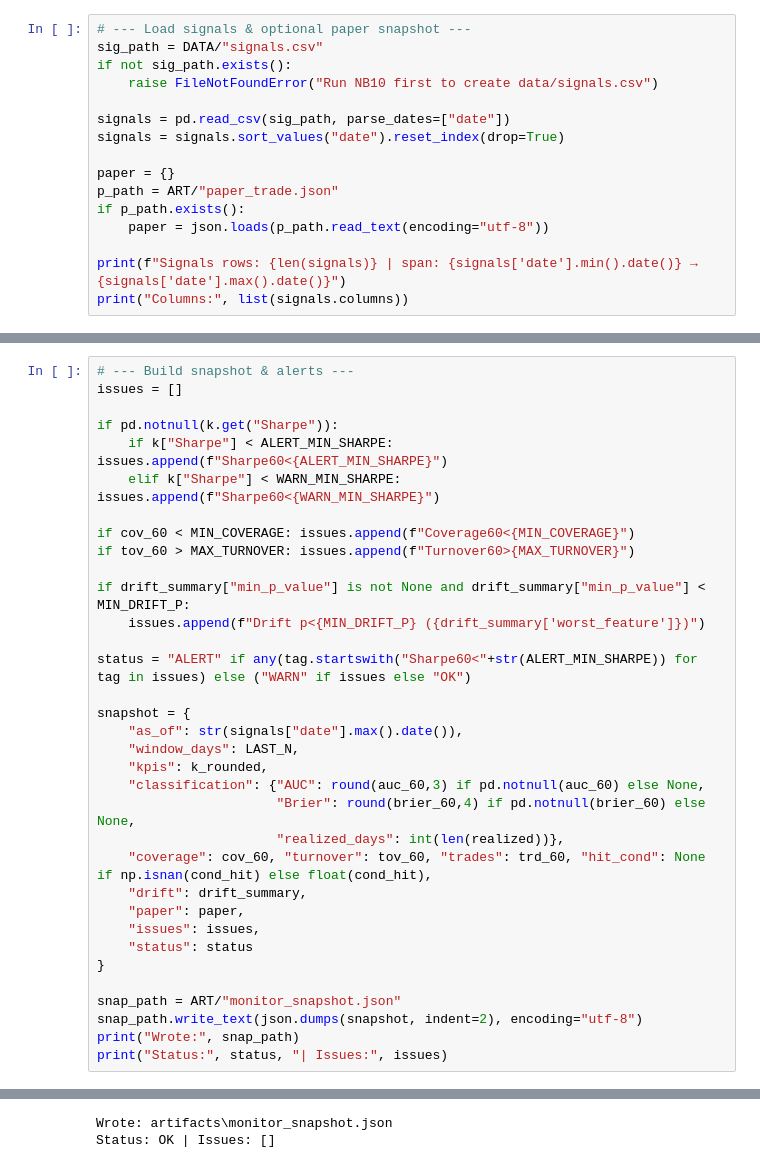
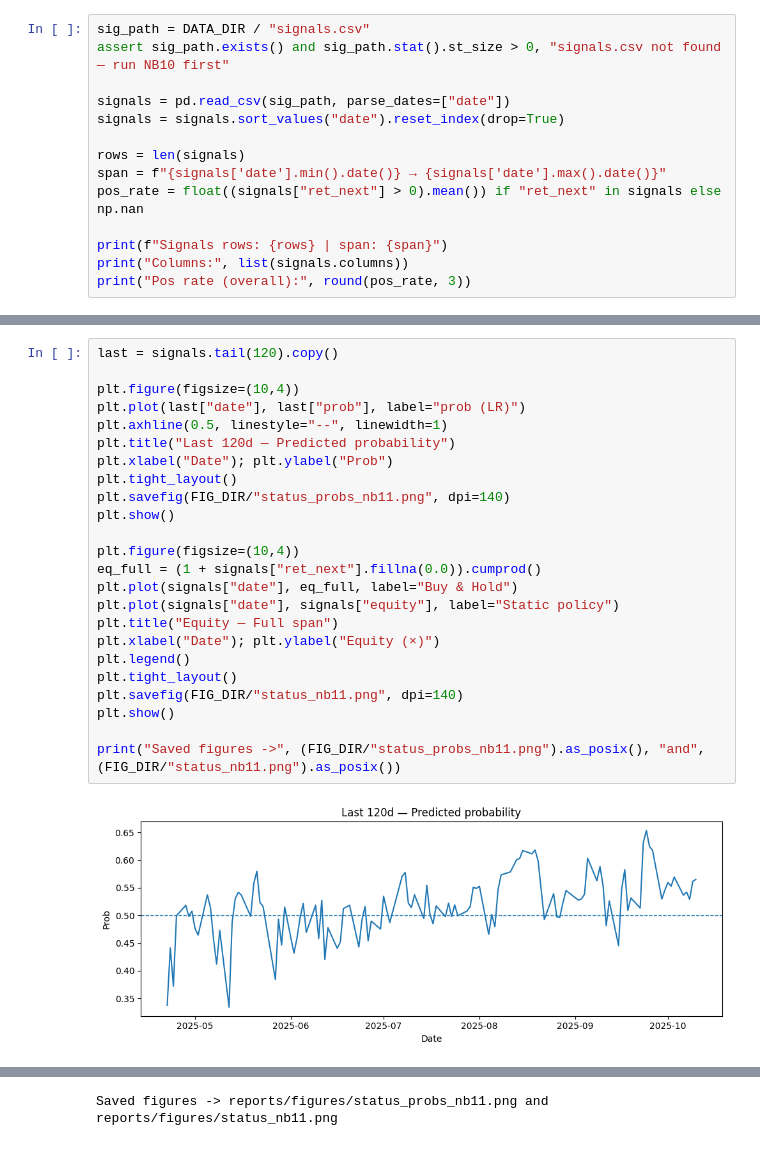
Before and after one commit to yubyunghun/stock-direction-ml, a Jupyter notebook: notebooks/11_monitoring_alerts.ipynb, the cells around one changed output, grey strips where cells are left out. Drawn from its saved outputs; the diff is of its cells as text.

```diff
--- a/notebooks/11_monitoring_alerts.ipynb
+++ b/notebooks/11_monitoring_alerts.ipynb
@@ -23,19 +37,17 @@ MIN_DRIFT_P = 1e-4           # warn if min p-value below this
 # %%
-# --- Load signals & optional paper snapshot ---
-sig_path = DATA/"signals.csv"
-if not sig_path.exists():
-    raise FileNotFoundError("Run NB10 first to create data/signals.csv")
+sig_path = DATA_DIR / "signals.csv"
+assert sig_path.exists() and sig_path.stat().st_size > 0, "signals.csv not found — run NB10 first"
 
 signals = pd.read_csv(sig_path, parse_dates=["date"])
 signals = signals.sort_values("date").reset_index(drop=True)
 
-paper = {}
-p_path = ART/"paper_trade.json"
-if p_path.exists():
-    paper = json.loads(p_path.read_text(encoding="utf-8"))
+rows = len(signals)
+span = f"{signals['date'].min().date()} → {signals['date'].max().date()}"
+pos_rate = float((signals["ret_next"] > 0).mean()) if "ret_next" in signals else np.nan
 
-print(f"Signals rows: {len(signals)} | span: {signals['date'].min().date()} → {signals['date'].max().date()}")
+print(f"Signals rows: {rows} | span: {span}")
 print("Columns:", list(signals.columns))
+print("Pos rate (overall):", round(pos_rate, 3))
 # %% [output]
 Signals rows: 2686 | span: 2015-02-06 → 2025-10-10
 Columns: ['date', 'close', 'prob', 'signal', 'ret_next', 'signal_prev', 'flip', 'strategy_ret', 'equity']
@@ -208,35 +159,26 @@ Saved dynamic signals → data/signals_dynamic.csv
 # %%
-# --- Build snapshot & alerts ---
-issues = []
+last = signals.tail(120).copy()
 
-if pd.notnull(k.get("Sharpe")):
-    if k["Sharpe"] < ALERT_MIN_SHARPE: issues.append(f"Sharpe60<{ALERT_MIN_SHARPE}")
-    elif k["Sharpe"] < WARN_MIN_SHARPE: issues.append(f"Sharpe60<{WARN_MIN_SHARPE}")
+plt.figure(figsize=(10,4))
+plt.plot(last["date"], last["prob"], label="prob (LR)")
+plt.axhline(0.5, linestyle="--", linewidth=1)
+plt.title("Last 120d — Predicted probability")
+plt.xlabel("Date"); plt.ylabel("Prob")
+plt.tight_layout()
+plt.savefig(FIG_DIR/"status_probs_nb11.png", dpi=140)
+plt.show()
 
-if cov_60 < MIN_COVERAGE: issues.append(f"Coverage60<{MIN_COVERAGE}")
-if tov_60 > MAX_TURNOVER: issues.append(f"Turnover60>{MAX_TURNOVER}")
+plt.figure(figsize=(10,4))
+eq_full = (1 + signals["ret_next"].fillna(0.0)).cumprod()
+plt.plot(signals["date"], eq_full, label="Buy & Hold")
+plt.plot(signals["date"], signals["equity"], label="Static policy")
+plt.title("Equity — Full span")
+plt.xlabel("Date"); plt.ylabel("Equity (×)")
+plt.legend()
+plt.tight_layout()
+plt.savefig(FIG_DIR/"status_nb11.png", dpi=140)
+plt.show()
 
-if drift_summary["min_p_value"] is not None and drift_summary["min_p_value"] < MIN_DRIFT_P:
-    issues.append(f"Drift p<{MIN_DRIFT_P} ({drift_summary['worst_feature']})")
-
-status = "ALERT" if any(tag.startswith("Sharpe60<"+str(ALERT_MIN_SHARPE)) for tag in issues) else ("WARN" if issues else "OK")
-
-snapshot = {
-    "as_of": str(signals["date"].max().date()),
-    "window_days": LAST_N,
-    "kpis": k_rounded,
-    "classification": {"AUC": round(auc_60,3) if pd.notnull(auc_60) else None,
-                       "Brier": round(brier_60,4) if pd.notnull(brier_60) else None,
-                       "realized_days": int(len(realized))},
-    "coverage": cov_60, "turnover": tov_60, "trades": trd_60, "hit_cond": None if np.isnan(cond_hit) else float(cond_hit),
-    "drift": drift_summary,
-    "paper": paper,
-    "issues": issues,
-    "status": status
-}
-
-snap_path = ART/"monitor_snapshot.json"
-snap_path.write_text(json.dumps(snapshot, indent=2), encoding="utf-8")
-print("Wrote:", snap_path)
-print("Status:", status, "| Issues:", issues)
+print("Saved figures ->", (FIG_DIR/"status_probs_nb11.png").as_posix(), "and", (FIG_DIR/"status_nb11.png").as_posix())
 # %% [output]
+[figure, added]
@@ -243,2 +186 @@ print("Status:", status, "| Issues:", issues)
-Wrote: artifacts\monitor_snapshot.json
-Status: OK | Issues: []
+Saved figures -> reports/figures/status_probs_nb11.png and reports/figures/status_nb11.png
```
Also changed, not shown: parts of 9 cells of this notebook, 21 other files.
